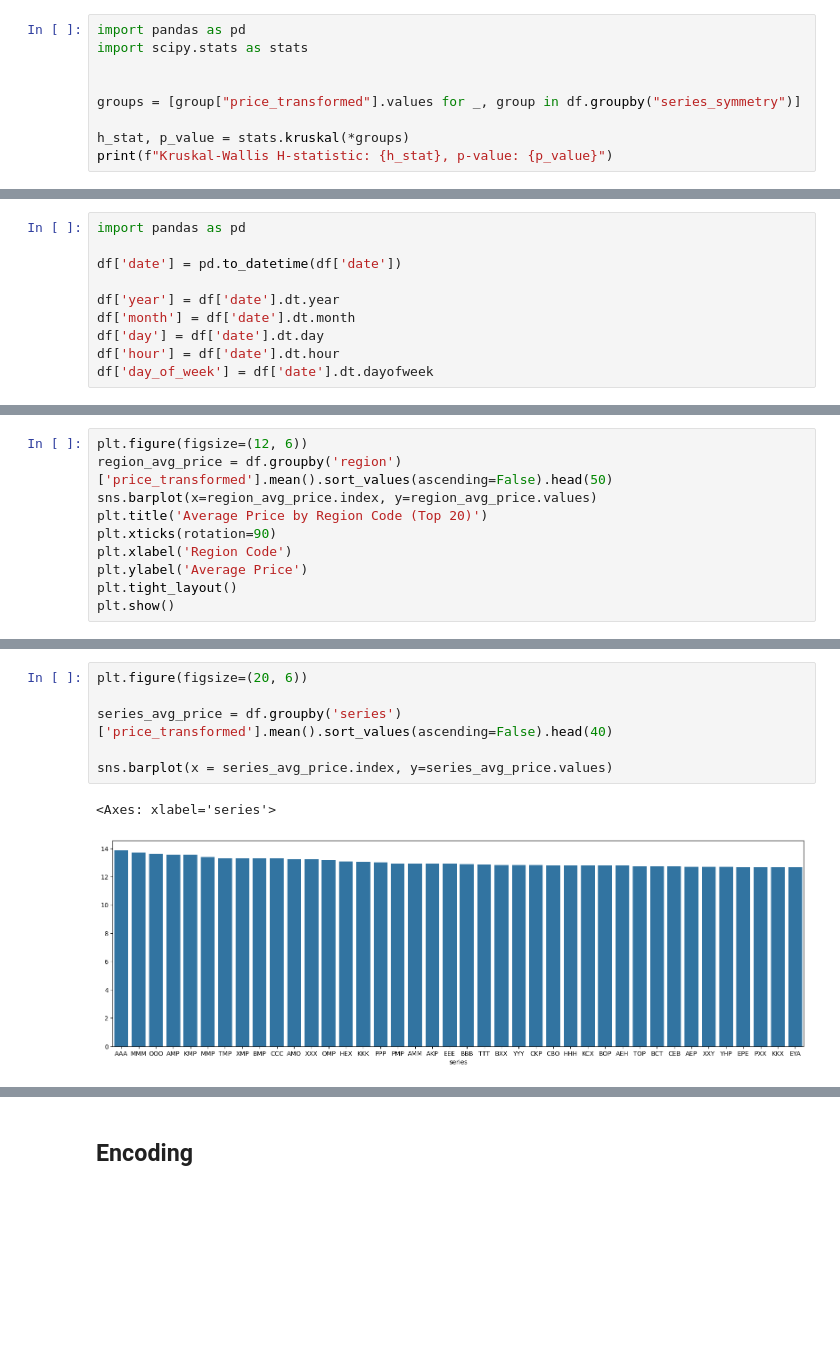
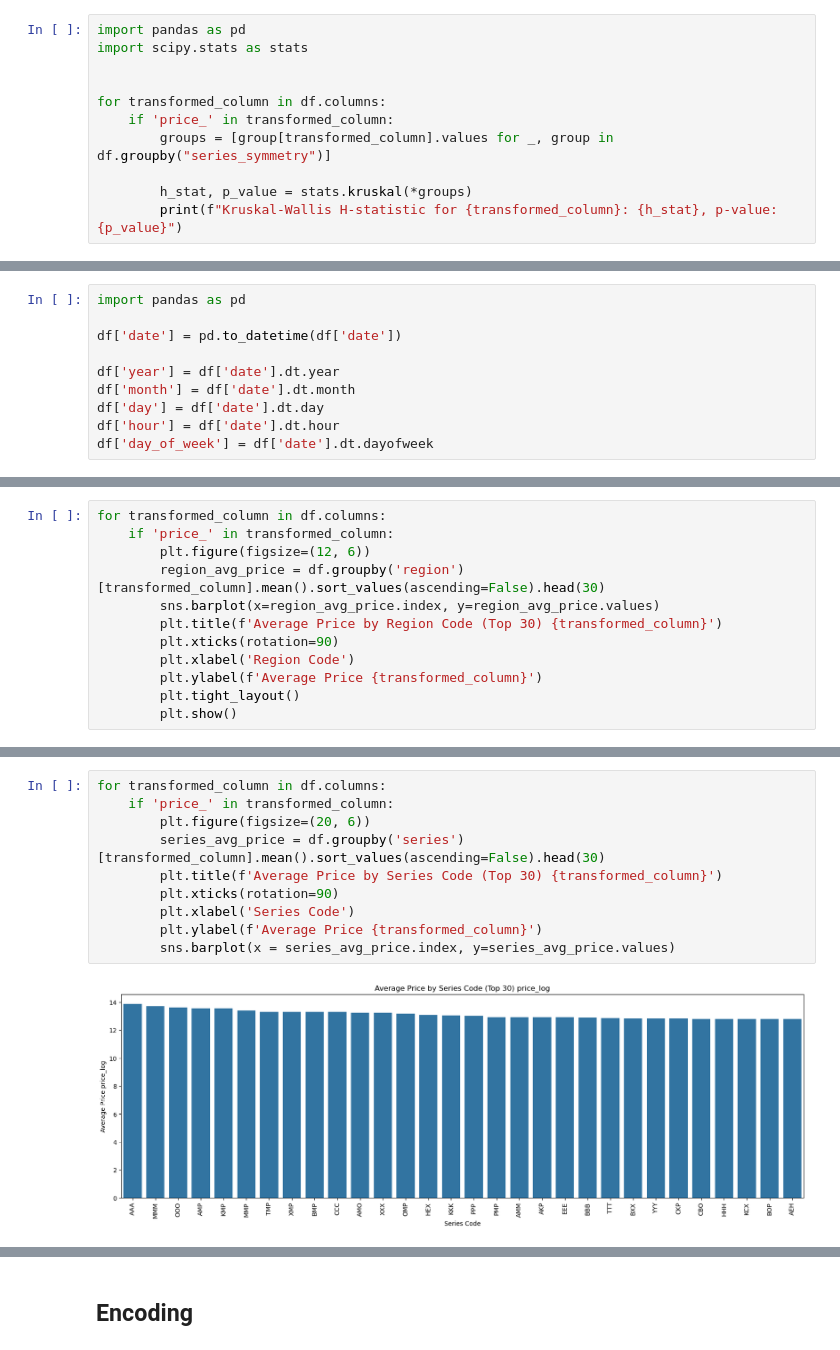
Before and after one commit to woxane/Russian-Car-Plates-Prices-Prediction, a Jupyter notebook: russian-car-plate.ipynb, the cells around one changed output, grey strips where cells are left out. Cells and saved outputs as stored; diff of their text form; blank space fills up the shorter version.

```diff
--- a/russian-car-plate.ipynb
+++ b/russian-car-plate.ipynb
@@ -358,8 +461,10 @@ import pandas as pd
 import scipy.stats as stats
 
 
-groups = [group["price_transformed"].values for _, group in df.groupby("series_symmetry")]
+for transformed_column in df.columns:
+    if 'price_' in transformed_column:
+        groups = [group[transformed_column].values for _, group in df.groupby("series_symmetry")]
 
-h_stat, p_value = stats.kruskal(*groups)
-print(f"Kruskal-Wallis H-statistic: {h_stat}, p-value: {p_value}")
+        h_stat, p_value = stats.kruskal(*groups)
+        print(f"Kruskal-Wallis H-statistic for {transformed_column}: {h_stat}, p-value: {p_value}")
 # %% [output]
@@ -389,11 +505,13 @@ sns.boxplot(
 # %%
-plt.figure(figsize=(12, 6))
-region_avg_price = df.groupby('region')['price_transformed'].mean().sort_values(ascending=False).head(50)
-sns.barplot(x=region_avg_price.index, y=region_avg_price.values)
-plt.title('Average Price by Region Code (Top 20)')
-plt.xticks(rotation=90)
-plt.xlabel('Region Code')
-plt.ylabel('Average Price')
-plt.tight_layout()
-plt.show()
+for transformed_column in df.columns:
+    if 'price_' in transformed_column:
+        plt.figure(figsize=(12, 6))
+        region_avg_price = df.groupby('region')[transformed_column].mean().sort_values(ascending=False).head(30)
+        sns.barplot(x=region_avg_price.index, y=region_avg_price.values)
+        plt.title(f'Average Price by Region Code (Top 30) {transformed_column}')
+        plt.xticks(rotation=90)
+        plt.xlabel('Region Code')
+        plt.ylabel(f'Average Price {transformed_column}')
+        plt.tight_layout()
+        plt.show()
 # %% [output]
@@ -401,9 +522,12 @@ plt.show()
 # %%
-plt.figure(figsize=(20, 6))
-
-series_avg_price = df.groupby('series')['price_transformed'].mean().sort_values(ascending=False).head(40)
-
-sns.barplot(x = series_avg_price.index, y=series_avg_price.values)
+for transformed_column in df.columns:
+    if 'price_' in transformed_column:
+        plt.figure(figsize=(20, 6))
+        series_avg_price = df.groupby('series')[transformed_column].mean().sort_values(ascending=False).head(30)
+        plt.title(f'Average Price by Series Code (Top 30) {transformed_column}')
+        plt.xticks(rotation=90)
+        plt.xlabel('Series Code')
+        plt.ylabel(f'Average Price {transformed_column}')
+        sns.barplot(x = series_avg_price.index, y=series_avg_price.values)
 # %% [output]
-<Axes: xlabel='series'>
-[figure, old version]
+[figure, new version]
```
Also changed, not shown: parts of 24 cells of this notebook.
